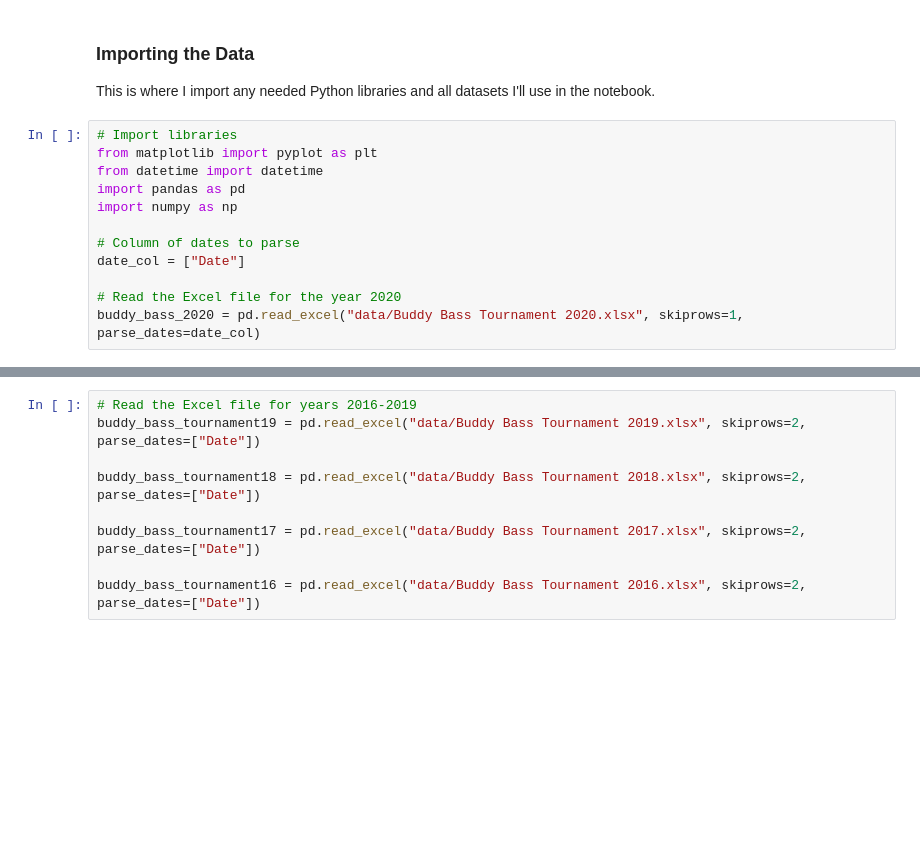
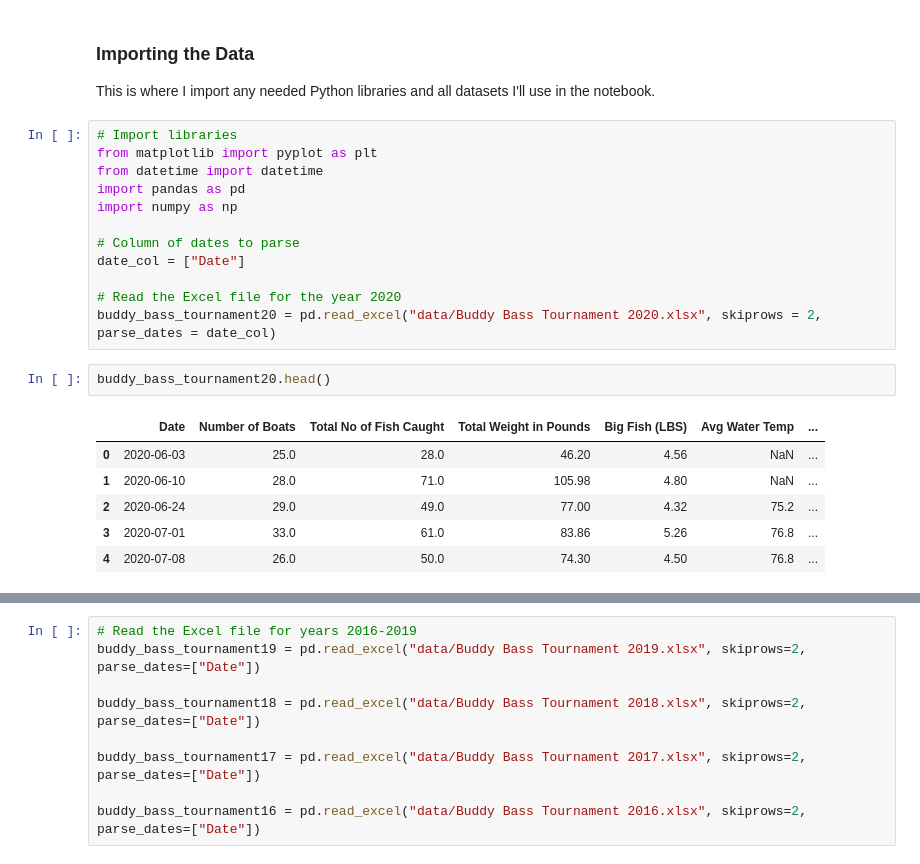
Before and after one commit to istarlet/buddy_bass_tournament, a Jupyter notebook: buddy_bass.ipynb, the cells around one changed output, grey strips where cells are left out. Saved outputs shown, nothing was run; the diff lists cells and outputs as text; blank space fills up the shorter version.

```diff
--- a/buddy_bass.ipynb
+++ b/buddy_bass.ipynb
@@ -18,4 +18,13 @@ import numpy as np
 date_col = ["Date"]
 
 # Read the Excel file for the year 2020
-buddy_bass_2020 = pd.read_excel("data/Buddy Bass Tournament 2020.xlsx", skiprows=1, parse_dates=date_col)
+buddy_bass_tournament20 = pd.read_excel("data/Buddy Bass Tournament 2020.xlsx", skiprows = 2, parse_dates = date_col)
+# %%
+buddy_bass_tournament20.head()
+# %% [output]
+|  | Date | Number of Boats | Total No of Fish Caught | Total Weight in Pounds | Big Fish (LBS) | Avg Water Temp | ... |
+| 0 | 2020-06-03 | 25.0 | 28.0 | 46.20 | 4.56 | NaN | ... |
+| 1 | 2020-06-10 | 28.0 | 71.0 | 105.98 | 4.80 | NaN | ... |
+| 2 | 2020-06-24 | 29.0 | 49.0 | 77.00 | 4.32 | 75.2 | ... |
+| 3 | 2020-07-01 | 33.0 | 61.0 | 83.86 | 5.26 | 76.8 | ... |
+| 4 | 2020-07-08 | 26.0 | 50.0 | 74.30 | 4.50 | 76.8 | ... |
```
Also changed, not shown: parts of 6 cells of this notebook.
